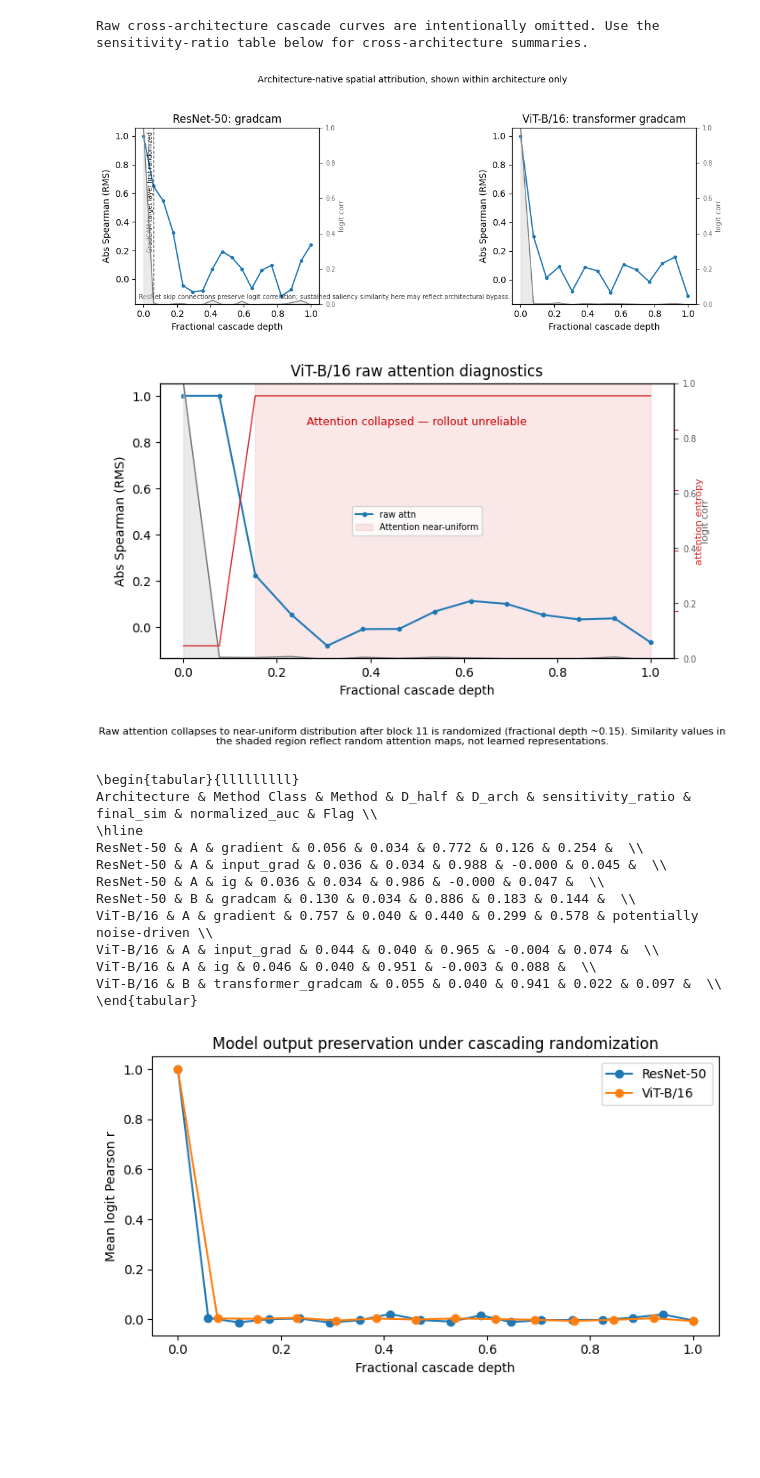
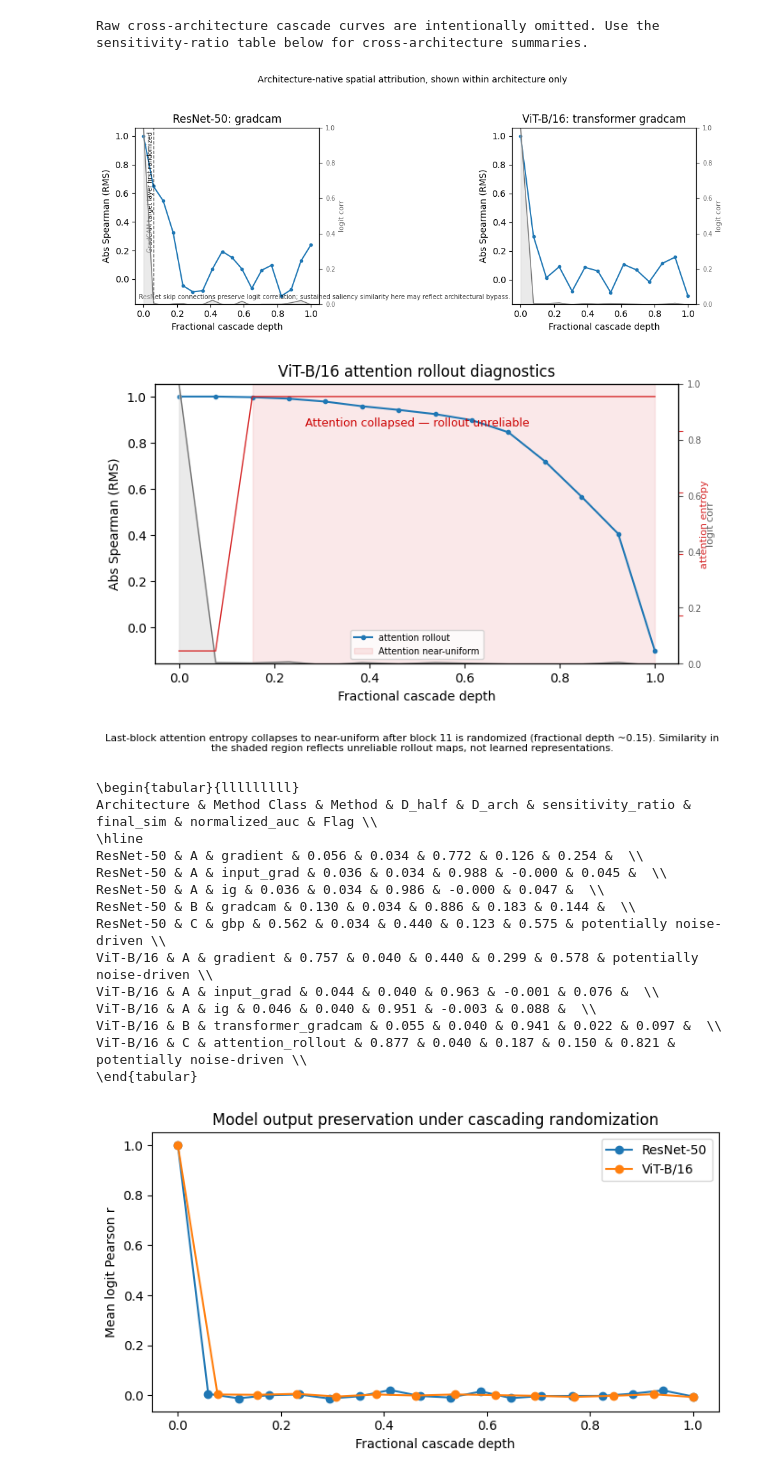
Before and after one commit to tranalexa/saliency_and_attention, a Jupyter notebook: notebooks/notebook_analysis.ipynb, the cells around one changed output. Drawn from its saved outputs; the diff is of its cells as text; code cells hidden in the pictures; blank space fills up the shorter version.

```diff
--- a/notebooks/notebook_analysis.ipynb
+++ b/notebooks/notebook_analysis.ipynb
@@ -18,9 +18,10 @@ SRC_ROOT = PROJECT_ROOT / "src"
 if str(SRC_ROOT) not in sys.path:
     sys.path.insert(0, str(SRC_ROOT))
 
+from experiment_utils import backfill_method_curve_stats, find_method_result_path
 from metrics_utils import compute_d_arch_auc, compute_sensitivity_ratio
 from viz_utils import (
-    add_attention_entropy_overlay,
+    add_attention_rollout_entropy_overlay,
     add_gradcam_unreliable_overlay,
     add_logit_corr_band,
     add_resnet_gradcam_target_marker,
@@ -43,7 +44,7 @@ CLASS_B_METHODS = {
 }
 CLASS_C_METHODS = {
     "resnet50": ["gbp"],
-    "vit": ["raw_attn"],
+    "vit": ["attention_rollout"],
 }
 ARCHS = {
     "resnet50": {"title": "ResNet-50"},
@@ -53,6 +54,8 @@ for arch in ARCHS:
     ARCHS[arch]["methods"] = (
         CLASS_A_METHODS + CLASS_B_METHODS[arch] + CLASS_C_METHODS[arch]
     )
+    for method in ARCHS[arch]["methods"]:
+        backfill_method_curve_stats(RESULTS_ROOT / arch, arch, method)
 
 MECH_ARCH_TAGS = [
     ("resnet", "ResNet-50"),
@@ -103,10 +106,11 @@ def _method_dirs(arch, method):
 
 def _load_curves(arch, method, metric="spearman"):
     suffix = _metric_suffix(method, metric=metric)
+    pattern = "%%s_%s.npy" % suffix
     curves = []
     for d in _method_dirs(arch, method):
-        path = d / ("%s_%s.npy" % (method, suffix))
-        if path.exists():
+        path = find_method_result_path(d, method, pattern)
+        if path is not None:
             curves.append(np.load(path))
     return curves
 
@@ -210,61 +214,61 @@ def plot_class_b_spatial_attribution():
 
 def plot_transformer_attention_diagnostics():
     arch = "vit"
-    method = "raw_attn"
+    method = "attention_rollout"
     mean, std = _mean_std_curve(arch, method, metric="spearman")
     if mean is None:
-        print("Skip ViT attention diagnostics: raw_attn curves missing")
+        print("Skip ViT attention rollout diagnostics: curves missing")
         return
     fig, ax = plt.subplots(figsize=(7, 4.5))
     x_values = _fraction_x(len(mean))
     _plot_curve_with_band(ax, x_values, mean, std, _method_label(method))
     add_logit_corr_band(ax, RESULTS_ROOT, arch, x_values=x_values)
-    ax2 = add_attention_entropy_overlay(
+    ax2 = add_attention_rollout_entropy_overlay(
         ax, RESULTS_ROOT / arch, num_patches=196, x_values=x_values
     )
     if ax2 is not None:
         ax2.set_ylabel("attention entropy", color="tab:red", fontsize=8, labelpad=10)
         ax2.set_yticklabels([])
         ax.text(
             0.5,
             0.85,
             "Attention collapsed — rollout unreliable",
             transform=ax.transAxes,
             fontsize=9,
             color="#cc0000",
             ha="center",
         )
-    ax.set_title("%s raw attention diagnostics" % ARCHS[arch]["title"])
+    ax.set_title("%s attention rollout diagnostics" % ARCHS[arch]["title"])
     ax.set_xlabel("Fractional cascade depth")
     ax.set_ylabel("Abs Spearman (RMS)")
     ax.legend(fontsize=7)
     fig.text(
         0.5,
         0.01,
-        "Raw attention collapses to near-uniform distribution after block 11 is randomized "
-        "(fractional depth ~0.15). Similarity values in the shaded region reflect random "
-        "attention maps, not learned representations.",
+        "Last-block attention entropy collapses to near-uniform after block 11 is randomized "
+        "(fractional depth ~0.15). Similarity in the shaded region reflects unreliable "
+        "rollout maps, not learned representations.",
         ha="center",
         va="bottom",
         fontsize=8,
         wrap=True,
     )
     fig.tight_layout(rect=(0, 0.10, 1, 1))
     fig.savefig(FIGURES_DIR / "attention_diagnostics_vit.png", dpi=150, bbox_inches="tight")
     plt.show()
 
 plot_class_b_spatial_attribution()
 plot_transformer_attention_diagnostics()
 # %% [output]
 [figure]
-[figure, old version]
+[figure, new version]
 # %%
 
 def _load_curve_stats(arch, method):
     stats = []
     for d in _method_dirs(arch, method):
-        p = d / ("%s_curve_stats.json" % method)
-        if p.exists():
+        p = find_method_result_path(d, method, "%s_curve_stats.json")
+        if p is not None:
             with open(p) as f:
                 stats.append(json.load(f))
     return stats
@@ -284,6 +288,8 @@ def _sensitivity_methods_for_arch(arch):
         yield "A", method
     for method in CLASS_B_METHODS[arch]:
         yield "B", method
+    for method in CLASS_C_METHODS[arch]:
+        yield "C", method
 
 
 def _load_logit_corr_for_arch(arch):
@@ -354,10 +360,12 @@ ResNet-50 & A & gradient & 0.056 & 0.034 & 0.772 & 0.126 & 0.254 &  \\
 ResNet-50 & A & input_grad & 0.036 & 0.034 & 0.988 & -0.000 & 0.045 &  \\
 ResNet-50 & A & ig & 0.036 & 0.034 & 0.986 & -0.000 & 0.047 &  \\
 ResNet-50 & B & gradcam & 0.130 & 0.034 & 0.886 & 0.183 & 0.144 &  \\
+ResNet-50 & C & gbp & 0.562 & 0.034 & 0.440 & 0.123 & 0.575 & potentially noise-driven \\
 ViT-B/16 & A & gradient & 0.757 & 0.040 & 0.440 & 0.299 & 0.578 & potentially noise-driven \\
-ViT-B/16 & A & input_grad & 0.044 & 0.040 & 0.965 & -0.004 & 0.074 &  \\
+ViT-B/16 & A & input_grad & 0.044 & 0.040 & 0.963 & -0.001 & 0.076 &  \\
 ViT-B/16 & A & ig & 0.046 & 0.040 & 0.951 & -0.003 & 0.088 &  \\
 ViT-B/16 & B & transformer_gradcam & 0.055 & 0.040 & 0.941 & 0.022 & 0.097 &  \\
+ViT-B/16 & C & attention_rollout & 0.877 & 0.040 & 0.187 & 0.150 & 0.821 & potentially noise-driven \\
 \end{tabular}
 # %%
 
```
Also changed, not shown: parts of 4 cells of this notebook, 6 other files.
